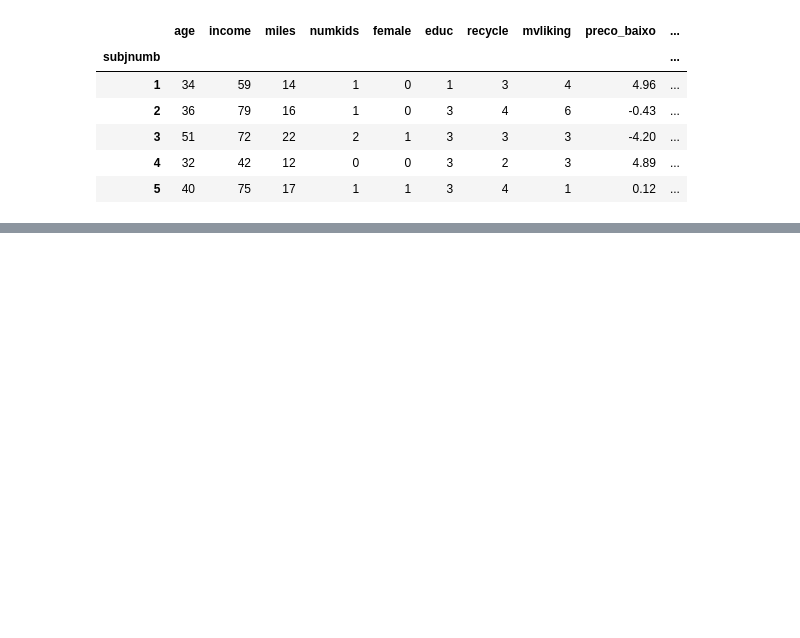
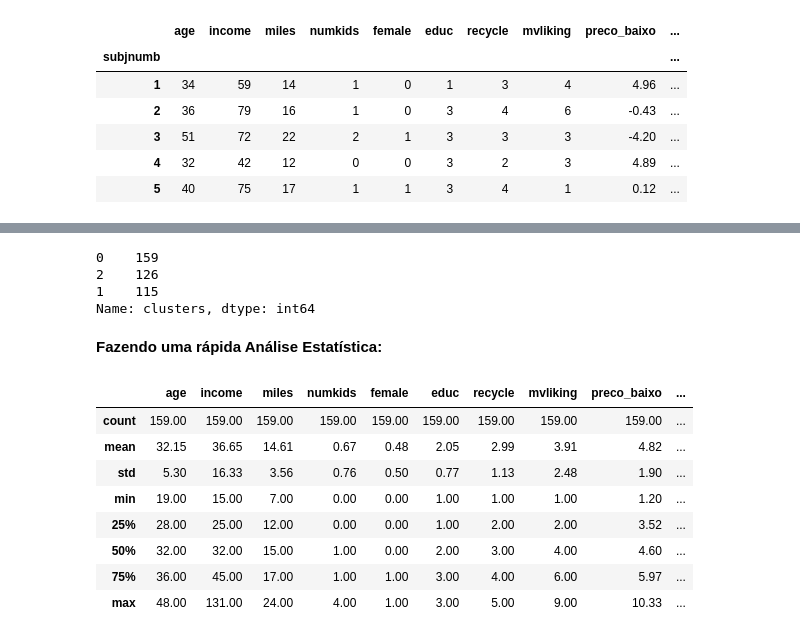
Before and after one commit to rhyanfrazao/projeto-clusterizacao-marketing, a Jupyter notebook: projeto-clusterizacao-kmeans.ipynb, the cells around one changed output, grey strips where cells are left out. Cells and saved outputs as stored; diff of their text form; code cells hidden in the pictures; blank space fills up the shorter version.

```diff
--- a/projeto-clusterizacao-kmeans.ipynb
+++ b/projeto-clusterizacao-kmeans.ipynb
@@ -288,0 +316,6 @@ df_completo.head()
+# %%
+kmeans = KMeans(n_clusters=3, max_iter=1000, ).fit(df_completo.loc[:, nomes_componentes])
+
+# Incluindo a informação de qual cluster cada observação pertence:
+df_completo["clusters"] = kmeans.labels_
+df_completo.head()
@@ -288,0 +352,24 @@ df_completo.head()
+# %%
+# Contando quantas observações temos em cada cluster:
+df_completo['clusters'].value_counts()
+# %% [output]
+0    159
+2    126
+1    115
+Name: clusters, dtype: int64
+# %% [markdown]
+<b>Fazendo uma rápida Análise Estatística:</b>
+# %%
+df_cluster0 = df_completo.loc[df_completo['clusters'] == 0]
+# %%
+df_cluster0.describe()
+# %% [output]
+|  | age | income | miles | numkids | female | educ | recycle | mvliking | preco_baixo | ... |
+| count | 159.00 | 159.00 | 159.00 | 159.00 | 159.00 | 159.00 | 159.00 | 159.00 | 159.00 | ... |
+| mean | 32.15 | 36.65 | 14.61 | 0.67 | 0.48 | 2.05 | 2.99 | 3.91 | 4.82 | ... |
+| std | 5.30 | 16.33 | 3.56 | 0.76 | 0.50 | 0.77 | 1.13 | 2.48 | 1.90 | ... |
+| min | 19.00 | 15.00 | 7.00 | 0.00 | 0.00 | 1.00 | 1.00 | 1.00 | 1.20 | ... |
+| 25% | 28.00 | 25.00 | 12.00 | 0.00 | 0.00 | 1.00 | 2.00 | 2.00 | 3.52 | ... |
+| 50% | 32.00 | 32.00 | 15.00 | 1.00 | 0.00 | 2.00 | 3.00 | 4.00 | 4.60 | ... |
+| 75% | 36.00 | 45.00 | 17.00 | 1.00 | 1.00 | 3.00 | 4.00 | 6.00 | 5.97 | ... |
+| max | 48.00 | 131.00 | 24.00 | 4.00 | 1.00 | 3.00 | 5.00 | 9.00 | 10.33 | ... |
```
Also changed, not shown: parts of 11 cells of this notebook.
